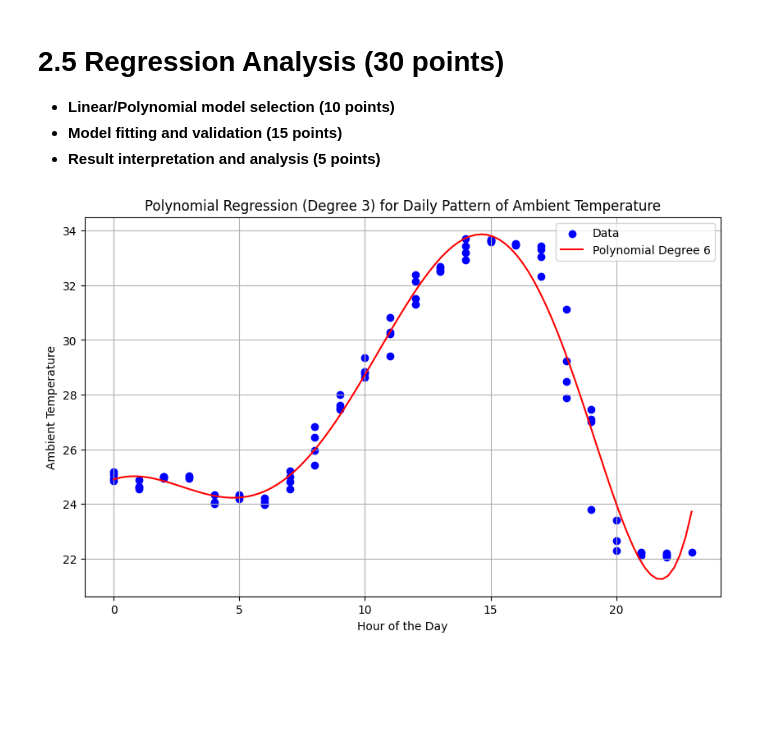
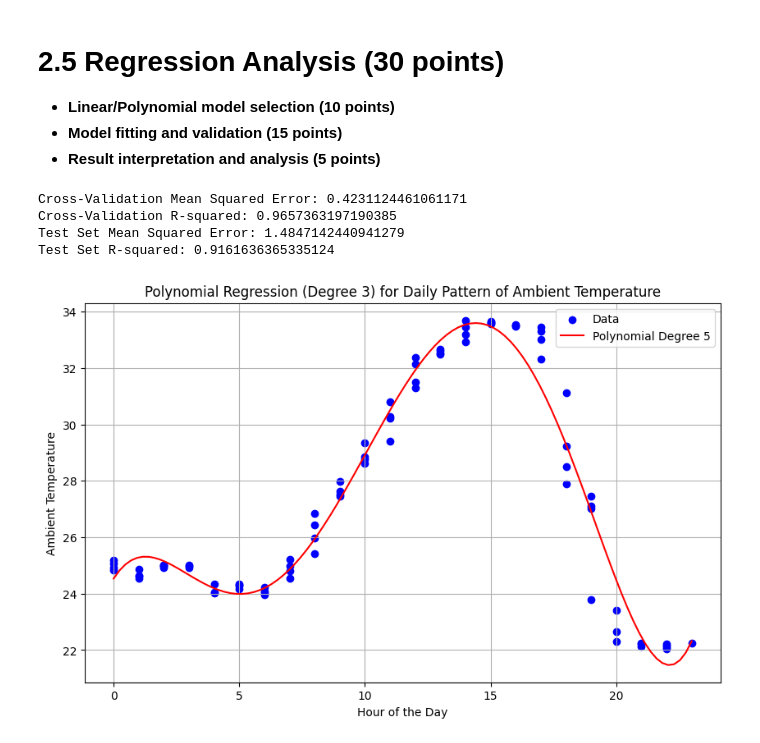
Before and after one commit to FelberPeter/Assigment-4, a Jupyter notebook: processing.ipynb, the cells around one changed output. Cells and saved outputs as stored; diff of their text form; code cells hidden in the pictures; blank space fills up the shorter version.

```diff
--- a/processing.ipynb
+++ b/processing.ipynb
@@ -287,35 +287,60 @@ Expected std (σ/√n): 2651.404
 # Prepare the data
 # Convert DATE_TIME to datetime format
 df_summed['DATE_TIME'] = pd.to_datetime(df_summed['DATE_TIME'])
 
 # Extract useful features from DATE_TIME
 df_summed['Hour'] = df_summed['DATE_TIME'].dt.hour
 
 # Filter data for a specific day (e.g., the first day in the dataset)
 specific_day = df_summed[df_summed['DATE_TIME'].dt.date == df_summed['DATE_TIME'].dt.date.iloc[0]]
 
 # Prepare the features and target variable
 X = specific_day[['Hour']]
 y = specific_day['AMBIENT_TEMPERATURE']
 
-# Fit a polynomial regression model of degree 6
-degree = 6
+# Split the data into training and testing sets
+X_train, X_test, y_train, y_test = train_test_split(X, y, test_size=0.2, random_state=42)
+
+# Fit a polynomial regression model of degree 5
+degree = 5
 poly_model = make_pipeline(PolynomialFeatures(degree), LinearRegression())
-poly_model.fit(X, y)
 
-# Generate predictions
+# Perform cross-validation
+cv_scores = cross_val_score(poly_model, X_train, y_train, cv=5, scoring='neg_mean_squared_error')
+cv_scores_r2 = cross_val_score(poly_model, X_train, y_train, cv=5, scoring='r2')
+
+# Fit the model on the entire training set
+poly_model.fit(X_train, y_train)
+
+# Generate predictions on the test set
+y_pred = poly_model.predict(X_test)
+
+# Evaluate the model on the test set
+mse = mean_squared_error(y_test, y_pred)
+r2 = r2_score(y_test, y_pred)
+
+print(f"Cross-Validation Mean Squared Error: {-cv_scores.mean()}")
+print(f"Cross-Validation R-squared: {cv_scores_r2.mean()}")
+print(f"Test Set Mean Squared Error: {mse}")
+print(f"Test Set R-squared: {r2}")
+
+# Generate predictions for plotting
 X_fit = np.linspace(0, 23, 100).reshape(-1, 1)  # Generate 100 points from 0 to 23 hours
 y_fit = poly_model.predict(X_fit)
 
 # Plot the results
 plt.figure(figsize=(10, 6))
 plt.scatter(X, y, label='Data', color='blue')
 plt.plot(X_fit, y_fit, label=f'Polynomial Degree {degree}', color='red')
 plt.xlabel('Hour of the Day')
 plt.ylabel('Ambient Temperature')
 plt.title('Polynomial Regression (Degree 3) for Daily Pattern of Ambient Temperature')
 plt.legend()
 plt.grid()
 plt.show()
 # %% [output]
+Cross-Validation Mean Squared Error: 0.4231124461061171
+Cross-Validation R-squared: 0.9657363197190385
+Test Set Mean Squared Error: 1.4847142440941279
+Test Set R-squared: 0.9161636365335124
-[figure, old version]
+[figure, new version]
```
